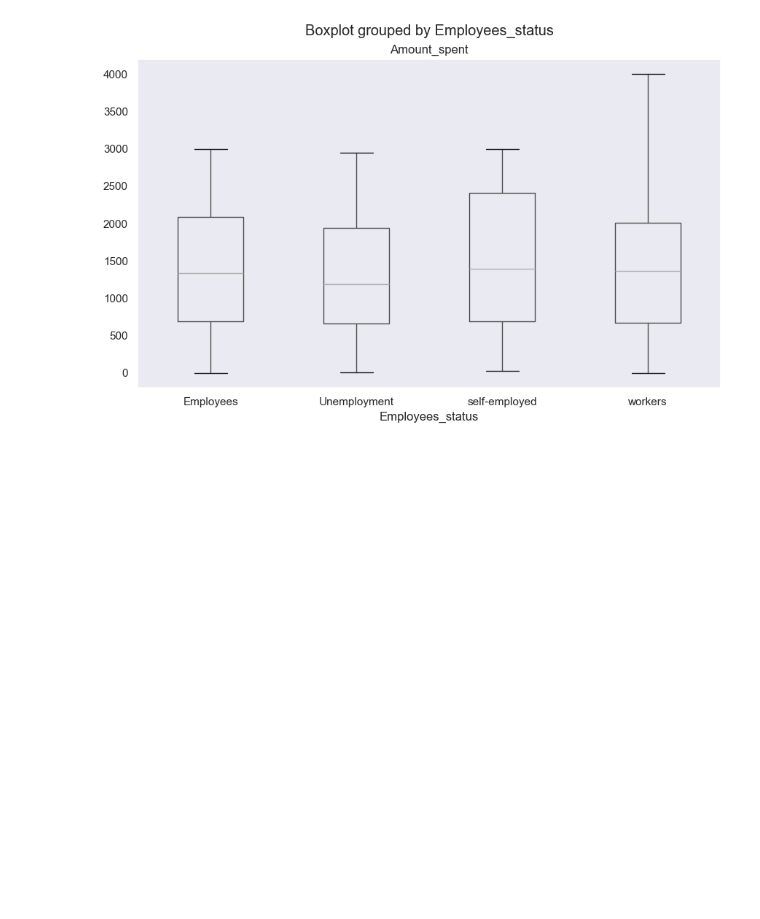
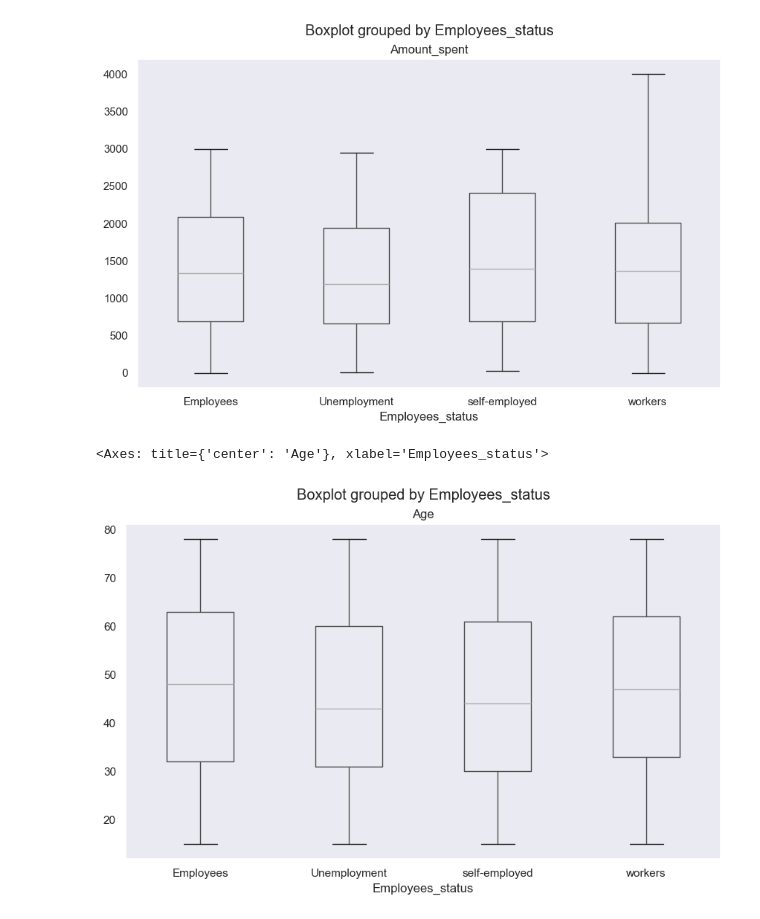
Before and after one commit to shehryarrashid/Data-Driven-AI, a Jupyter notebook: Exploratory-Data-Analysis/session4.ipynb, the cells around one changed output. Drawn from its saved outputs; the diff is of its cells as text; code cells hidden in the pictures; blank space fills up the shorter version.

```diff
--- a/Exploratory-Data-Analysis/session4.ipynb
+++ b/Exploratory-Data-Analysis/session4.ipynb
@@ -541,3 +541,8 @@ fulldata.boxplot(by ='Employees_status', column =['Amount_spent'],figsize=(10,6)
 # %% [output]
 <Axes: title={'center': 'Amount_spent'}, xlabel='Employees_status'>
 [figure]
+# %%
+fulldata.boxplot(by ='Employees_status', column =['Age'],figsize=(10,6), grid =False,showfliers=False)
+# %% [output]
+<Axes: title={'center': 'Age'}, xlabel='Employees_status'>
+[figure, added]
```
